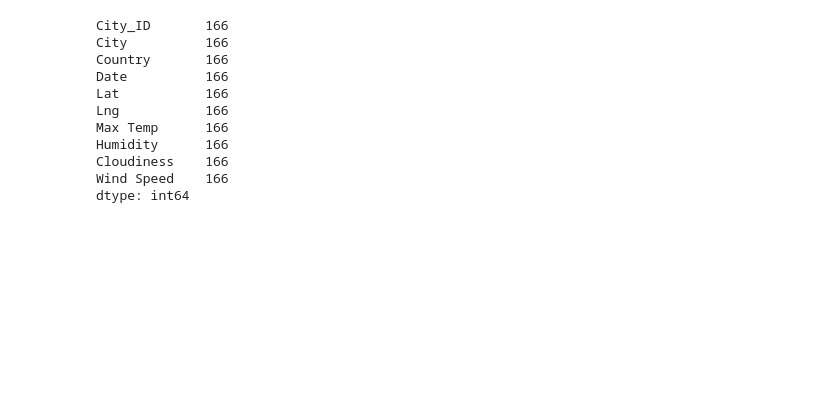
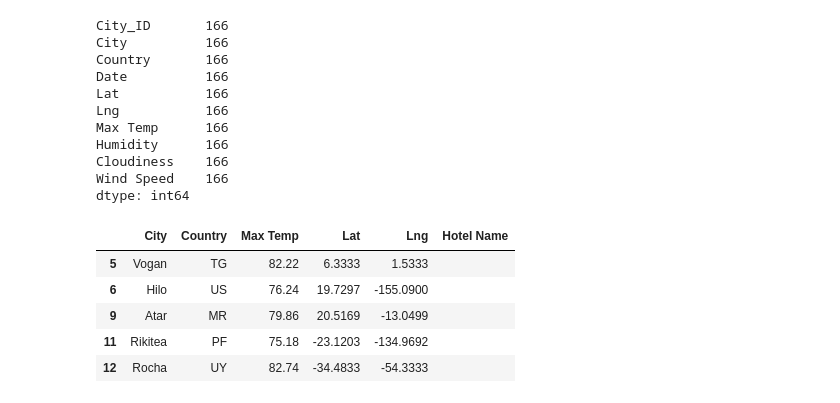
Before and after one commit to mzabrisk/World_Weather_Analysis, a Jupyter notebook: VacationPy.ipynb, the cells around one changed output. Drawn from its saved outputs; the diff is of its cells as text; code cells hidden in the pictures; blank space fills up the shorter version.

```diff
--- a/VacationPy.ipynb
+++ b/VacationPy.ipynb
@@ -135,3 +134,15 @@ Humidity      166
 Cloudiness    166
 Wind Speed    166
 dtype: int64
+# %%
+# Creat a new dataframe called hotel_df to store hotel names along with city, country, max temp, and coordnates.
+hotel_df = preferred_cities_df[['City', 'Country', 'Max Temp', 'Lat', 'Lng']].copy()
+hotel_df['Hotel Name'] = ''
+hotel_df.head()
+# %% [output]
+|  | City | Country | Max Temp | Lat | Lng | Hotel Name |
+| 5 | Vogan | TG | 82.22 | 6.3333 | 1.5333 |  |
+| 6 | Hilo | US | 76.24 | 19.7297 | -155.0900 |  |
+| 9 | Atar | MR | 79.86 | 20.5169 | -13.0499 |  |
+| 11 | Rikitea | PF | 75.18 | -23.1203 | -134.9692 |  |
+| 12 | Rocha | UY | 82.74 | -34.4833 | -54.3333 |  |
```
Also changed, not shown: parts of 4 cells of this notebook, 1 other file.
